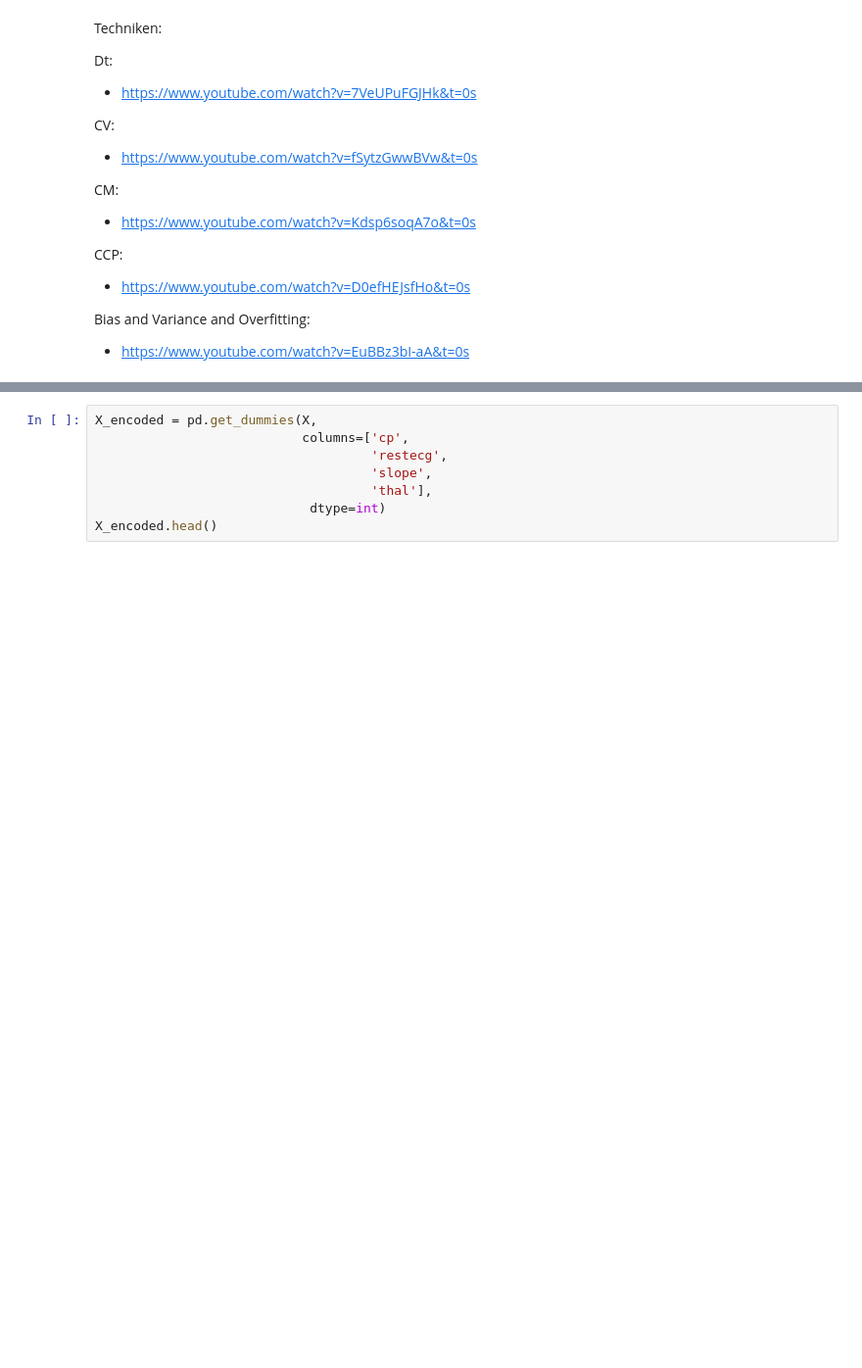
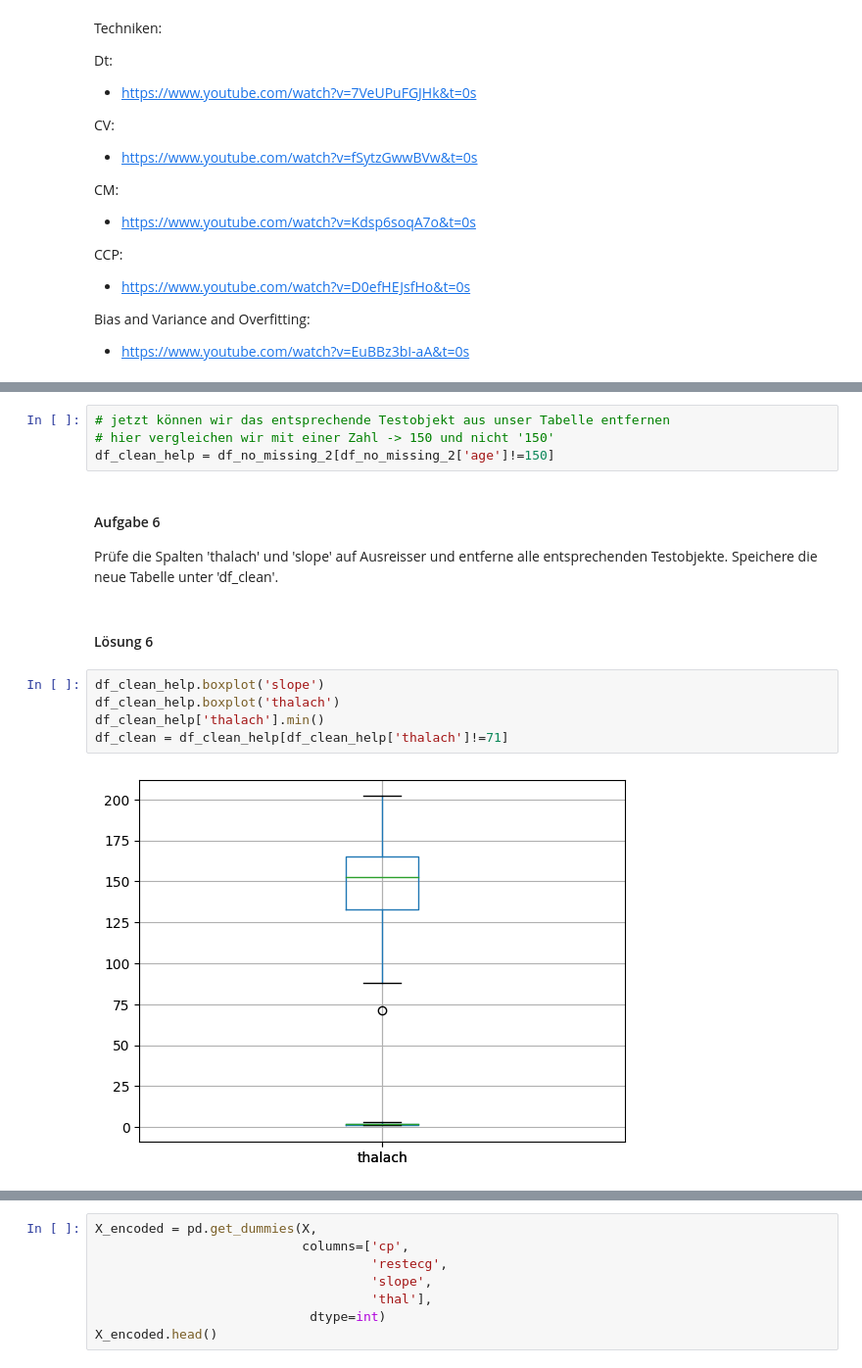
Before and after one commit to alles-grob/dc-jupyter-notebook-g, a Jupyter notebook: demo.ipynb, the cells around one changed output, grey strips where cells are left out. Shown at 98% size. Saved outputs shown, nothing was run; the diff lists cells and outputs as text; blank space fills up the shorter version.

Commit message:
neue Anpassungen demo

```diff
--- a/demo.ipynb
+++ b/demo.ipynb
@@ -196,0 +292,17 @@ pd.get_dummies(X, columns=['cp'], dtype=int).head()
+# %%
+# jetzt können wir das entsprechende Testobjekt aus unser Tabelle entfernen
+# hier vergleichen wir mit einer Zahl -> 150 und nicht '150'
+df_clean_help = df_no_missing_2[df_no_missing_2['age']!=150]
+# %% [markdown]
+#### Aufgabe 6
+
+Prüfe die Spalten 'thalach' und 'slope' auf Ausreisser und entferne alle entsprechenden Testobjekte. Speichere die neue Tabelle unter 'df_clean'.
+# %% [markdown]
+#### Lösung 6
+# %%
+df_clean_help.boxplot('slope')
+df_clean_help.boxplot('thalach')
+df_clean_help['thalach'].min()
+df_clean = df_clean_help[df_clean_help['thalach']!=71]
+# %% [output]
+[figure, added]
```
Also changed, not shown: parts of 86 cells of this notebook, 6 other files.
